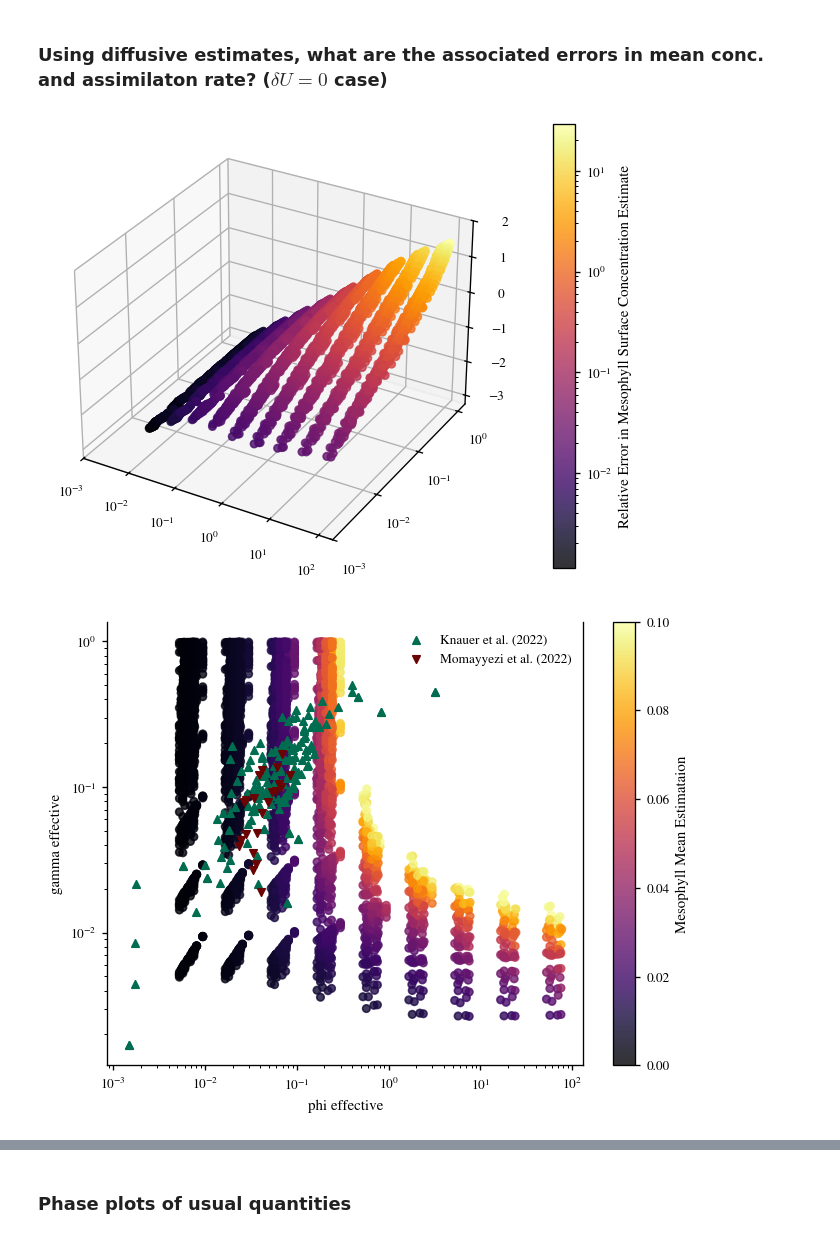
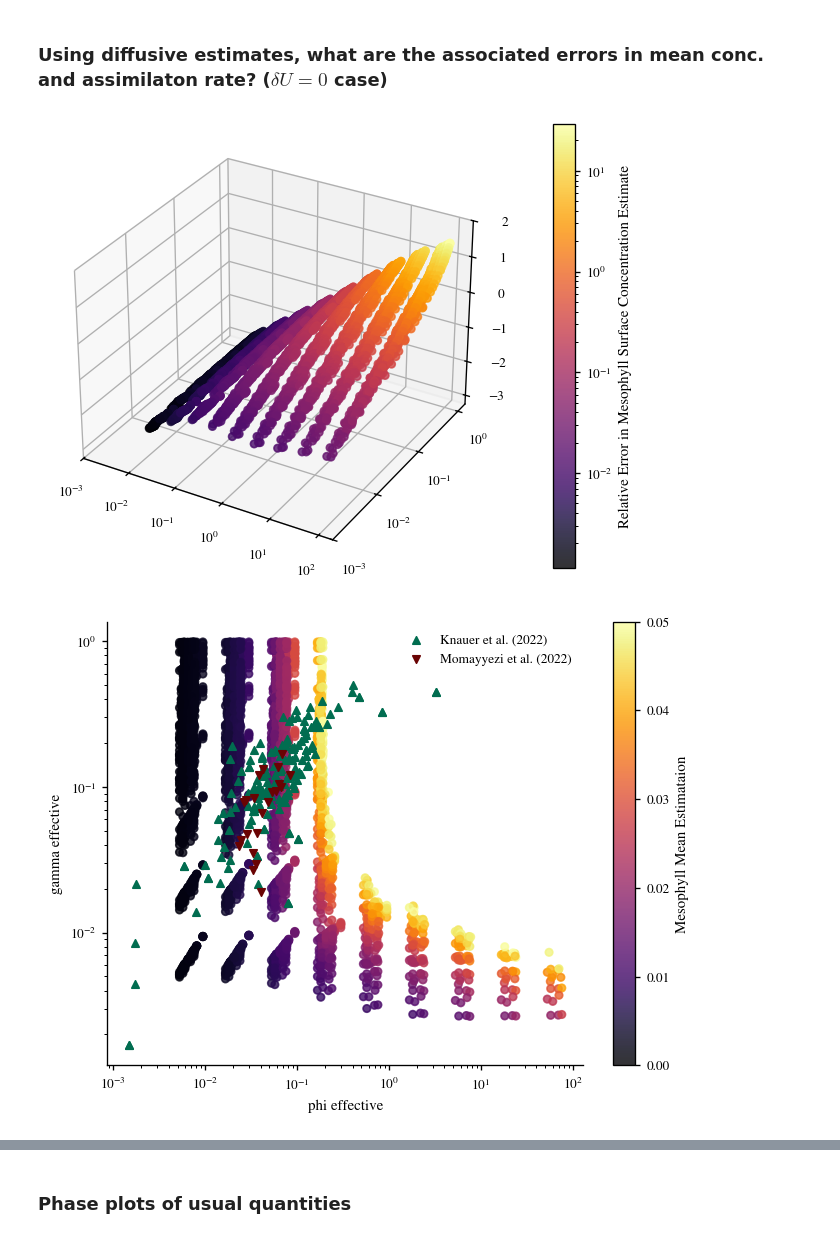
Before and after one commit to andreas-stillits/MasterThesis, a Jupyter notebook: scripts/plots/photoactive.ipynb, the cells around one changed output, grey strips where cells are left out. Saved outputs shown, nothing was run; the diff lists cells and outputs as text; code cells hidden in the pictures.

```diff
--- a/scripts/plots/photoactive.ipynb
+++ b/scripts/plots/photoactive.ipynb
@@ -255,7 +255,7 @@ cbar.set_label("Relative Error in Mesophyll Surface Concentration Estimate")
 plt.show()
 
 
-threshold = 0.10
+threshold = 0.05
 mask = rel_err < threshold
 # plot 2D projection of these points in (phi, gamma) space
 fig = plt.figure()
@@ -311,33 +311,33 @@ cbar = plt.colorbar(sc, ax=ax, pad=0.1)
 cbar.set_label("Relative Error in Assimilation Rate Estimate")
 plt.show()
 
-threshold = 0.10
+threshold = 0.05
 mask = rel_err < threshold
 # plot 2D projection of these points in (phi, gamma) space
 fig = plt.figure()
 ax = fig.add_subplot(111)
 sc = ax.scatter(
     phi_eff[mask],
     gamma_eff[mask],
     c=rel_err[mask],
     cmap="inferno",
     s=20,
     alpha=0.8,
     vmin=0,
     vmax=threshold,
 )
 plt.scatter(knauer_phi_eff, knauer_gamma_eff, s=20, marker="^", color="#016D50", label="Knauer et al. (2022)")
 plt.scatter(moma_phi_eff, moma_gamma_eff, s=20, marker="v", color="#6A0303", label="Momayyezi et al. (2022)")
 ax.legend()
 cbar = plt.colorbar(sc, ax=ax)
 cbar.set_label("Assimilation Rate Estimate")
 ax.set_xscale("log")
 ax.set_yscale("log")
 ax.set_xlabel("phi effective")
 ax.set_ylabel("gamma effective")
 ax.set_xlim(4e-3, 1e2)
 plt.show()
 # %% [output]
 [figure]
-[figure, old version]
+[figure, new version]
 [figure]
```
Also changed, not shown: parts of 4 cells of this notebook, 1 other file.
